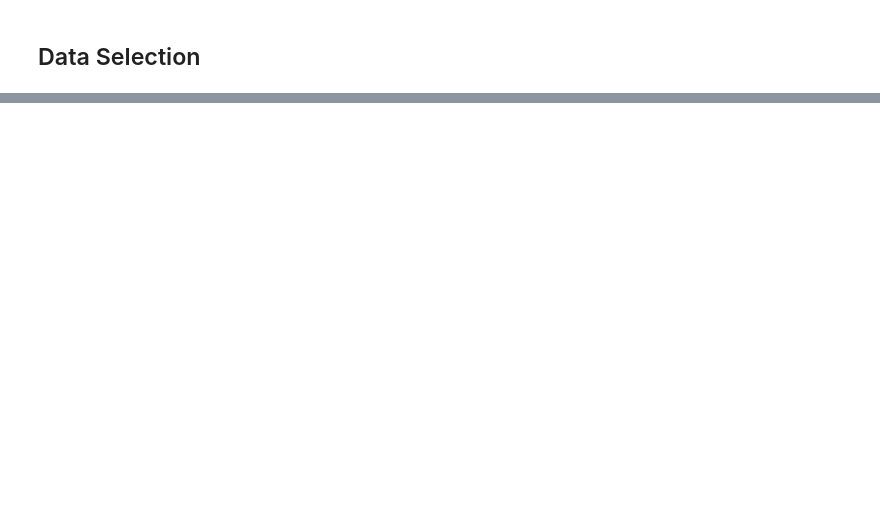
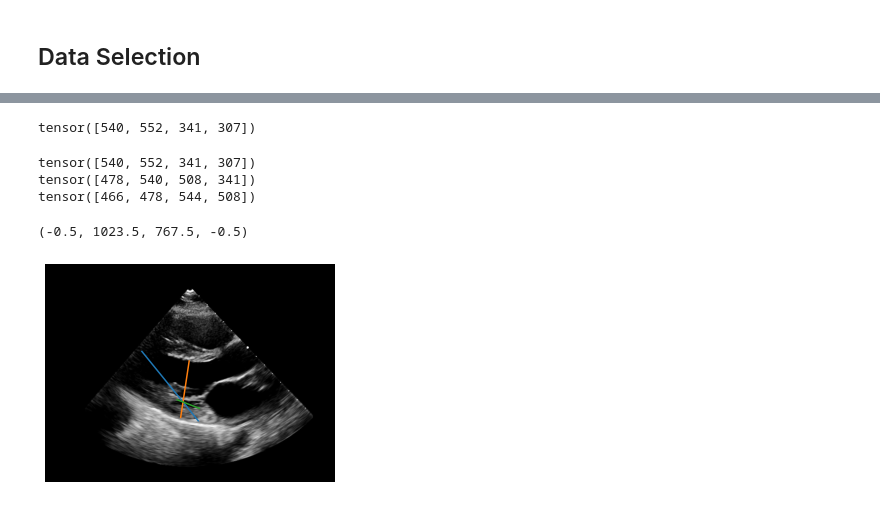
Before and after one commit to KimYeongHyeon/lvh_custom, a Jupyter notebook: train.ipynb, the cells around one changed output, grey strips where cells are left out. Saved outputs shown, nothing was run; the diff lists cells and outputs as text; code cells hidden in the pictures; blank space fills up the shorter version.

Commit message:
Class Dataset for EchoNet-lvh

```diff
--- a/train.ipynb
+++ b/train.ipynb
@@ -55,0 +74,24 @@ train_test_split()
+# %%
+ds = EchoDataset(root=dataset_dir)
+# %%
+dl = DataLoader(ds, batch_size=1, shuffle=False)
+# %%
+s = dl.__iter__().__next__()
+# %%
+s[1][0].squeeze()
+# %% [output]
+tensor([540, 552, 341, 307])
+# %%
+plt.imshow(s[0][0].squeeze().permute(1,2,0))
+for coor in s[1]:
+    coor = coor.squeeze()
+    print(coor)
+    plt.plot((coor[0], coor[2]),
+            (coor[1], coor[3]))
+plt.axis('off')
+# %% [output]
+tensor([540, 552, 341, 307])
+tensor([478, 540, 508, 341])
+tensor([466, 478, 544, 508])
+(-0.5, 1023.5, 767.5, -0.5)
+[figure, added]
```
Also changed, not shown: parts of 10 cells of this notebook, 5 other files.
